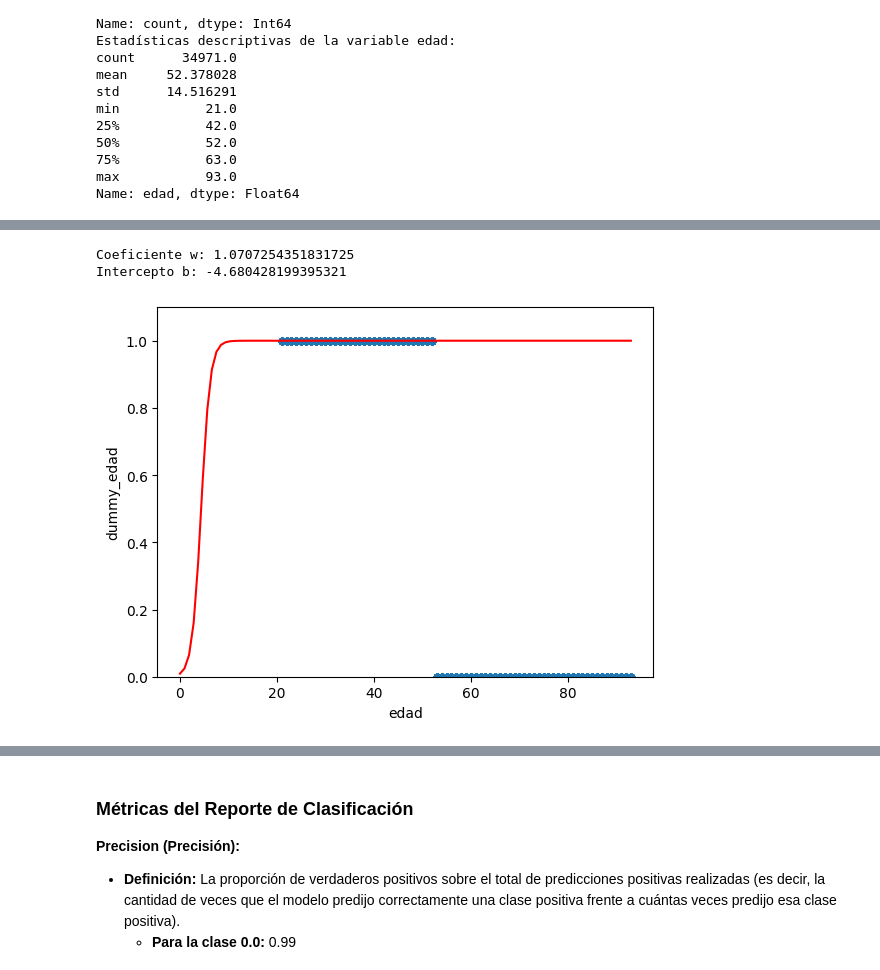
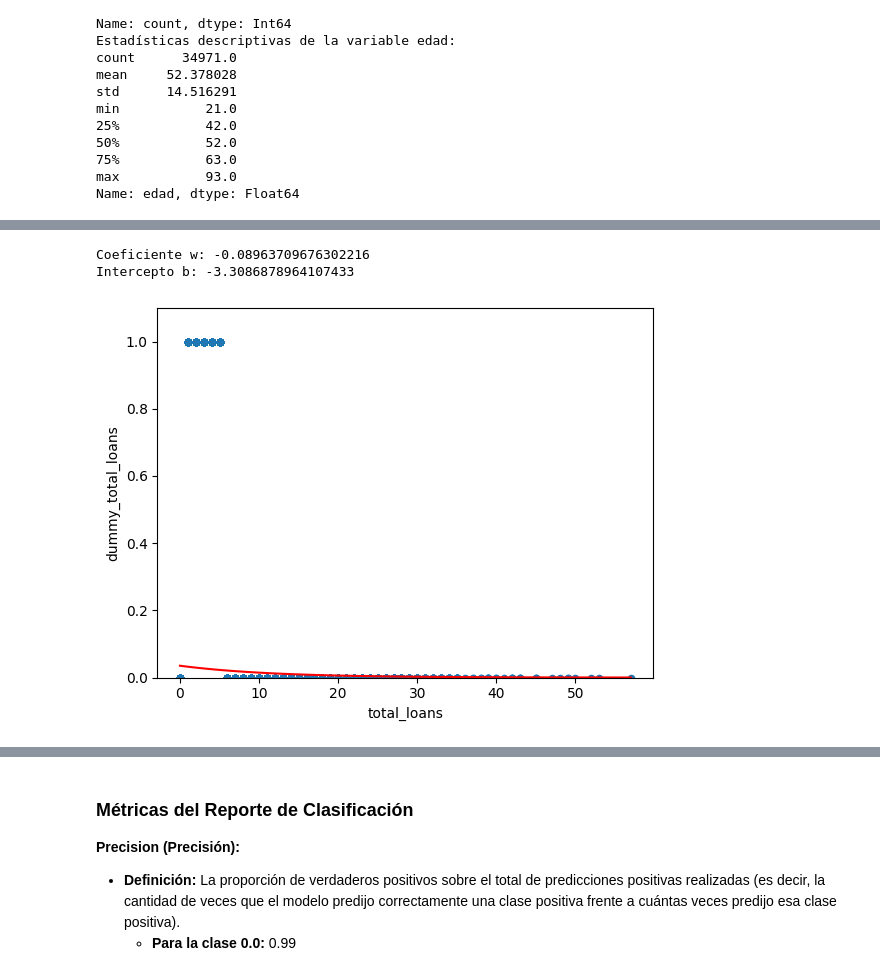
Before and after one commit to osirisberbesia/laboratoria-riesgo-relativo, a Jupyter notebook: Proyecto3_RiesgoRelativo_Hito3.ipynb, the cells around one changed output, grey strips where cells are left out. Saved outputs shown, nothing was run; the diff lists cells and outputs as text; code cells hidden in the pictures.

```diff
--- a/Proyecto3_RiesgoRelativo_Hito3.ipynb
+++ b/Proyecto3_RiesgoRelativo_Hito3.ipynb
@@ -144,37 +208,37 @@ Name: edad, dtype: Float64
 # %%
 import numpy as np
 import pandas as pd
 from sklearn.linear_model import LogisticRegression
 
-# Asumiendo que tienes un DataFrame llamado 'train' con las columnas 'edad' y 'dummy_edad'
+
 # Extraer las variables predictoras y la variable objetivo
-X = train[['dummy_edad']].values  # Variable predictora
+X = train[['total_loans']].values  # Variable predictora
 y = train['flag'].values  # Variable objetivo
 
 # Crear y ajustar el modelo de regresión logística
 model = LogisticRegression()
 model.fit(X, y)
 
 # Obtener los coeficientes (w) y el intercepto (b) del modelo ajustado
 w = model.coef_[0][0]
 b = model.intercept_[0]
 
 print(f'Coeficiente w: {w}')
 print(f'Intercepto b: {b}')
 # puntos de la recta
-x = np.linspace(0,train['edad'].max(),100)
+x = np.linspace(0,train['total_loans'].max(),100)
 y = 1/(1+np.exp(-(w*x+b)))
 
 # grafica de la recta
-train.plot.scatter(x='edad',y='dummy_edad')
+train.plot.scatter(x='total_loans',y='dummy_total_loans')
 plt.plot(x, y, '-r')
-plt.ylim(0,train['dummy_edad'].max()*1.1)
+plt.ylim(0,train['dummy_total_loans'].max()*1.1)
 # plt.grid()
 plt.show()
 # %% [output]
-Coeficiente w: 1.0707254351831725
-Intercepto b: -4.680428199395321
+Coeficiente w: -0.08963709676302216
+Intercepto b: -3.3086878964107433
-[figure, old version]
+[figure, new version]
 # %%
 import numpy as np
 import pandas as pd
```
Also changed, not shown: parts of 5 cells of this notebook.
